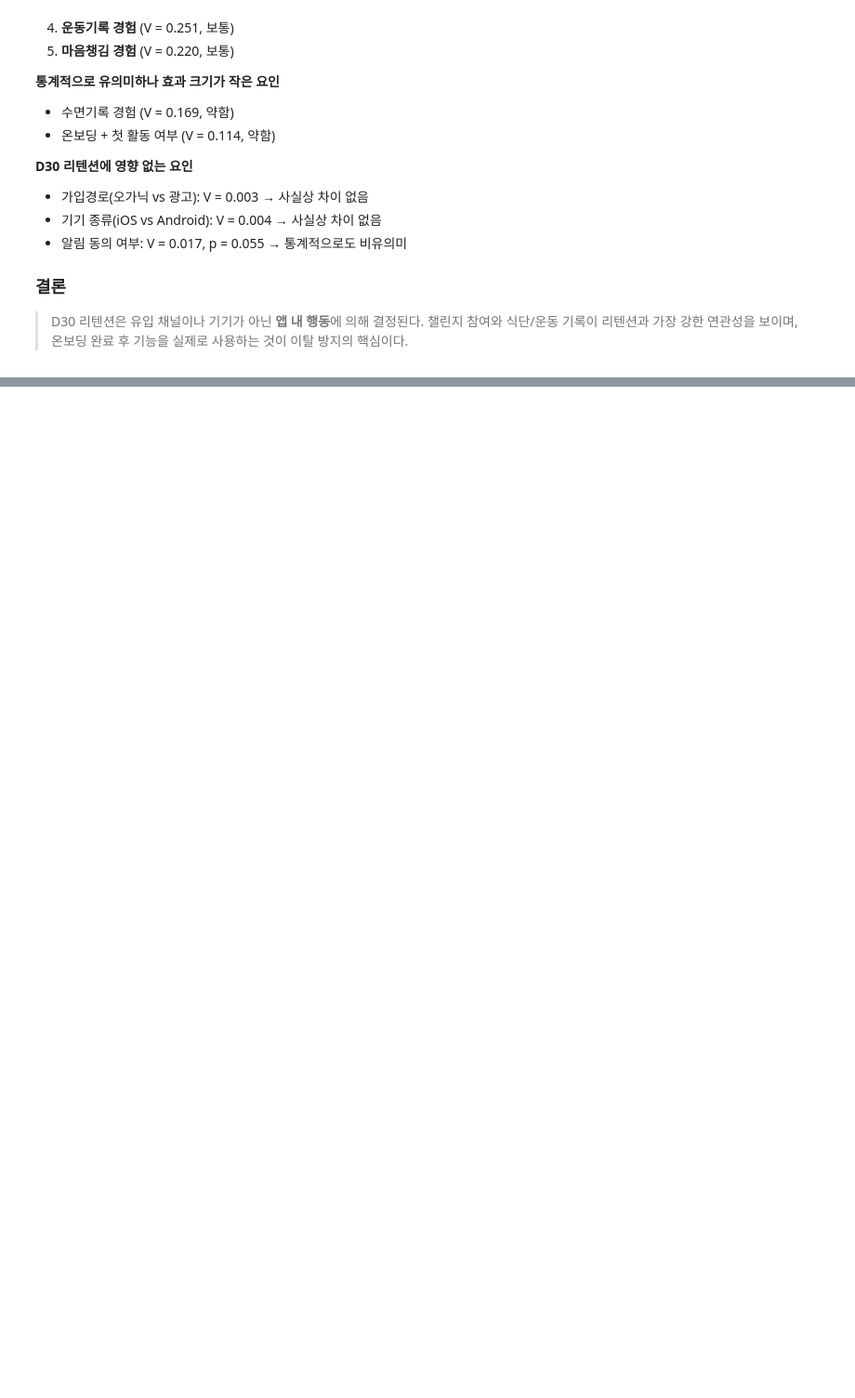
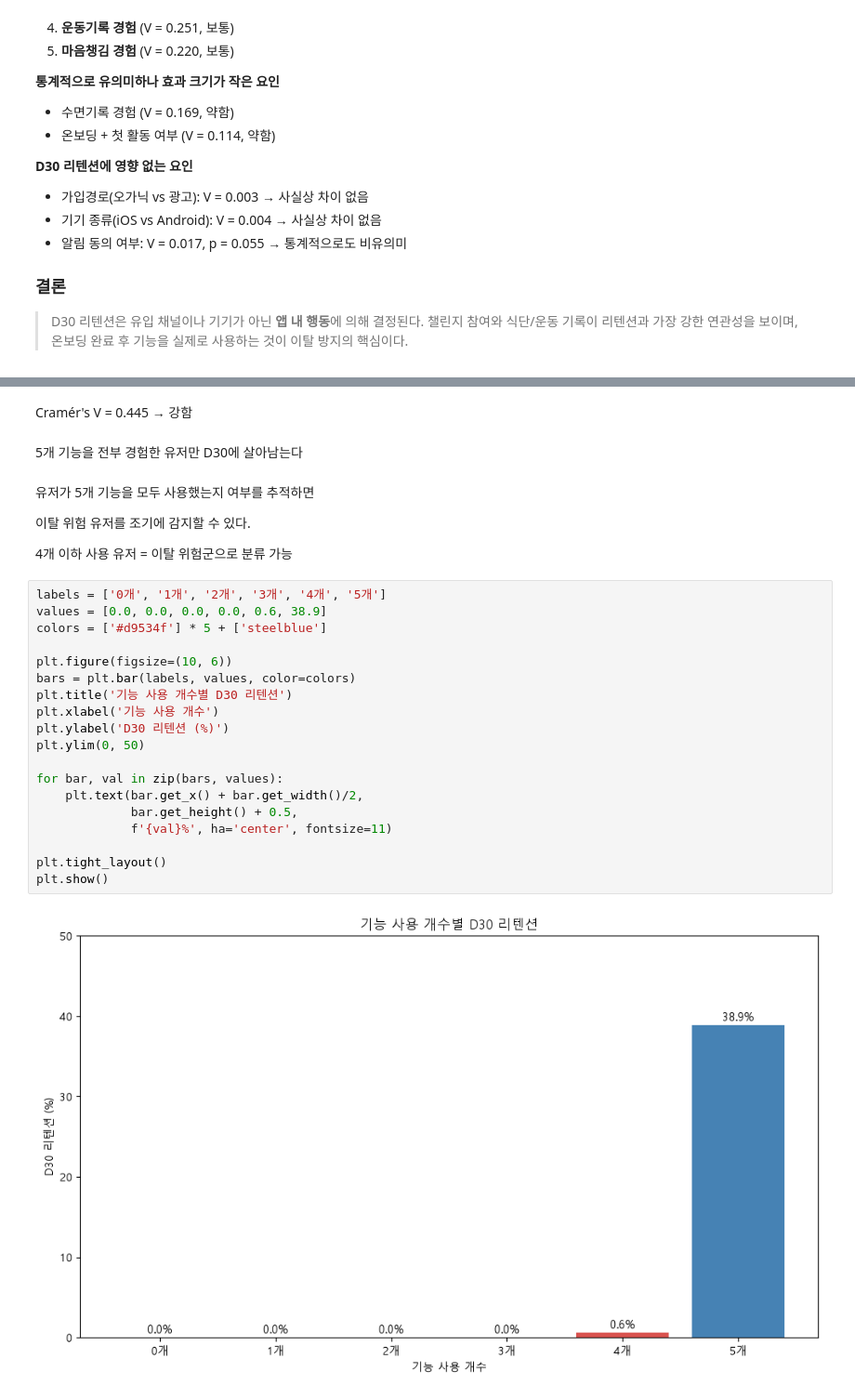
Before and after one commit to leegolem/Anti-Churn-Committee, a Jupyter notebook: notebooks/jiryun/통계.ipynb, the cells around one changed output, grey strips where cells are left out. Shown at 93% size. Saved outputs shown, nothing was run; the diff lists cells and outputs as text; blank space fills up the shorter version.

```diff
--- a/notebooks/jiryun/통계.ipynb
+++ b/notebooks/jiryun/통계.ipynb
@@ -849,0 +945,31 @@ Cramér's V = **0.320** → 연관성 보통
+# %% [markdown]
+Cramér's V = 0.445 → 강함
+# %% [markdown]
+5개 기능을 전부 경험한 유저만 D30에 살아남는다
+# %% [markdown]
+유저가 5개 기능을 모두 사용했는지 여부를 추적하면
+
+이탈 위험 유저를 조기에 감지할 수 있다.
+
+4개 이하 사용 유저 = 이탈 위험군으로 분류 가능
+# %%
+labels = ['0개', '1개', '2개', '3개', '4개', '5개']
+values = [0.0, 0.0, 0.0, 0.0, 0.6, 38.9]
+colors = ['#d9534f'] * 5 + ['steelblue']
+
+plt.figure(figsize=(10, 6))
+bars = plt.bar(labels, values, color=colors)
+plt.title('기능 사용 개수별 D30 리텐션')
+plt.xlabel('기능 사용 개수')
+plt.ylabel('D30 리텐션 (%)')
+plt.ylim(0, 50)
+
+for bar, val in zip(bars, values):
+    plt.text(bar.get_x() + bar.get_width()/2,
+             bar.get_height() + 0.5,
+             f'{val}%', ha='center', fontsize=11)
+
+plt.tight_layout()
+plt.show()
+# %% [output]
+[figure, added]
```
Also changed, not shown: parts of 5 cells of this notebook.
